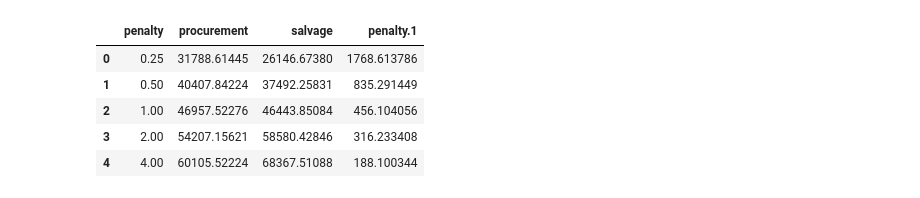
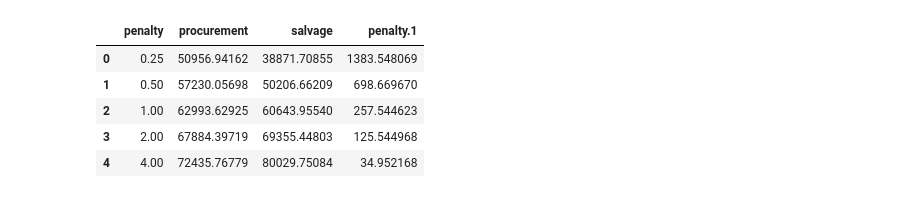
Before and after one commit to songmath-thunderain/msp_models_for_adaptive_disaster_relief_logistics_planning, a Jupyter notebook: Python/output/case-study/table-and-figure/Figure-FA-penalty-KPI.ipynb, the cells around one changed output. Cells and saved outputs as stored; diff of their text form; code cells hidden in the pictures.

```diff
--- a/Python/output/case-study/table-and-figure/Figure-FA-penalty-KPI.ipynb
+++ b/Python/output/case-study/table-and-figure/Figure-FA-penalty-KPI.ipynb
@@ -1,19 +1,19 @@
 # %%
 import pandas as pd
 import matplotlib.pyplot as plt
 import numpy as np
 
 # Load the data
-file_path = '../penalty-SA-FA-KPI-2.xlsx'
+file_path = '../penalty-SA-FA-KPI-1.xlsx'
 data = pd.read_excel(file_path)
 data
 # %% [output]
 |  | penalty | procurement | salvage | penalty.1 |
-| 0 | 0.25 | 31788.61445 | 26146.67380 | 1768.613786 |
-| 1 | 0.50 | 40407.84224 | 37492.25831 | 835.291449 |
-| 2 | 1.00 | 46957.52276 | 46443.85084 | 456.104056 |
-| 3 | 2.00 | 54207.15621 | 58580.42846 | 316.233408 |
-| 4 | 4.00 | 60105.52224 | 68367.51088 | 188.100344 |
+| 0 | 0.25 | 50956.94162 | 38871.70855 | 1383.548069 |
+| 1 | 0.50 | 57230.05698 | 50206.66209 | 698.669670 |
+| 2 | 1.00 | 62993.62925 | 60643.95540 | 257.544623 |
+| 3 | 2.00 | 67884.39719 | 69355.44803 | 125.544968 |
+| 4 | 4.00 | 72435.76779 | 80029.75084 | 34.952168 |
 # %%
 # Extracting the data
 penalty = data['penalty']
```
Also changed, not shown: parts of 1 cell of this notebook, 7 other files.
